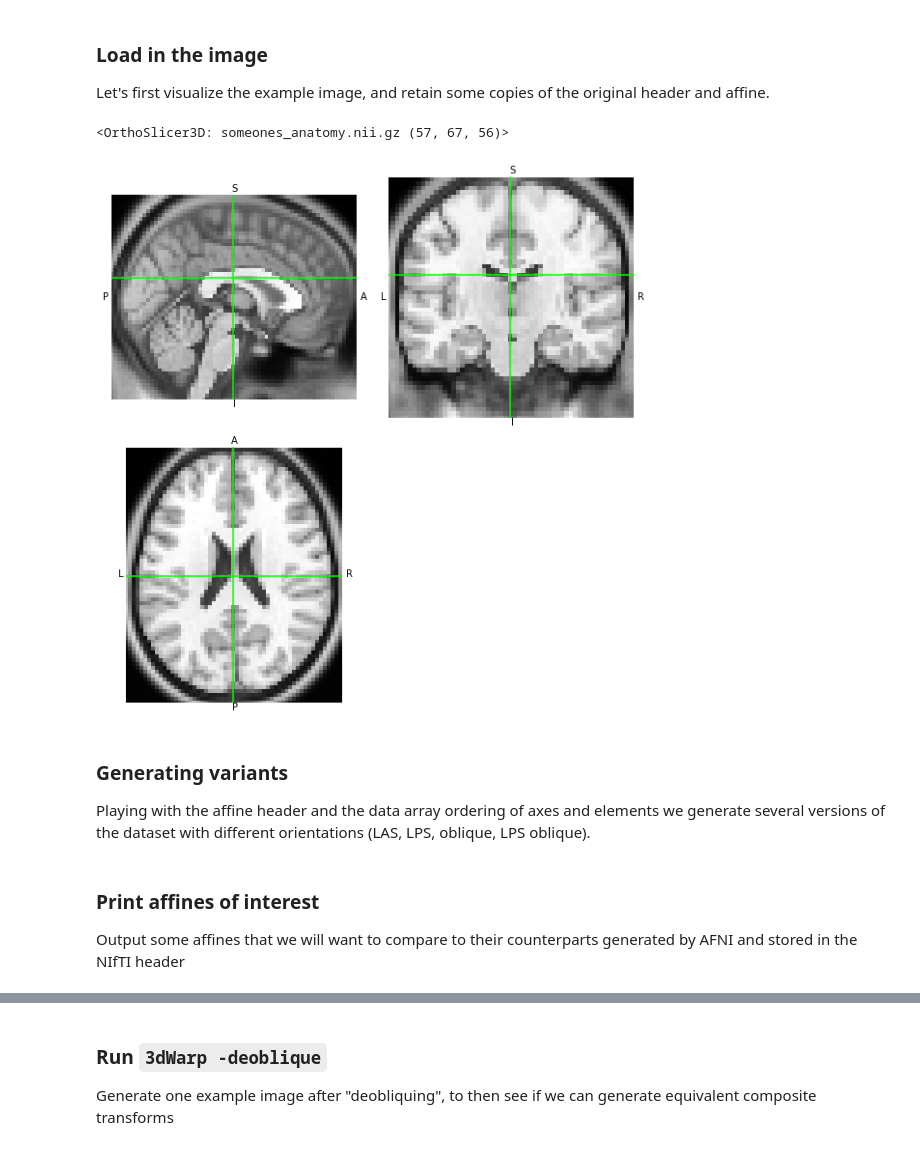
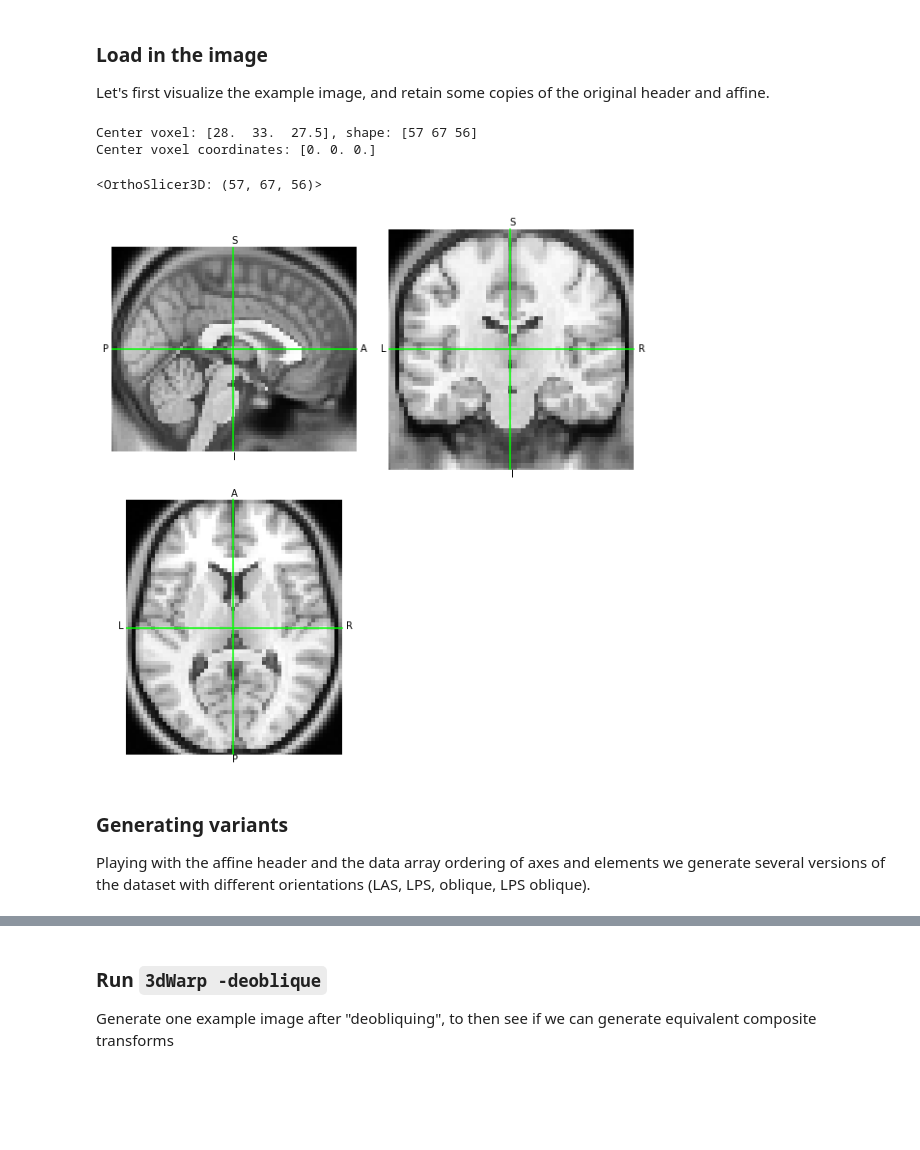
Before and after one commit to nipy/nitransforms, a Jupyter notebook: docs/notebooks/02_afni_deoblique.ipynb, the cells around one changed output, grey strips where cells are left out. Cells and saved outputs as stored; diff of their text form; code cells hidden in the pictures; blank space fills up the shorter version.

```diff
--- a/docs/notebooks/02_afni_deoblique.ipynb
+++ b/docs/notebooks/02_afni_deoblique.ipynb
@@ -44,16 +43,35 @@ someones_anatomy.ni 100%[===================>] 186.96K  --.-KB/s    in 0.007s
 # %% [markdown]
 ### Load in the image
 Let's first visualize the example image, and retain some copies of the original header and affine.
-# %%
-# Load the example
-nii = nb.load('someones_anatomy.nii.gz')
-hdr = nii.header.copy()
-aff = nii.affine.copy()
-data = np.asanyarray(nii.dataobj)
-nii.orthoview()
-# %% [output]
-<OrthoSlicer3D: someones_anatomy.nii.gz (57, 67, 56)>
-[figure, removed]
+# %%
+# Load the example
+nii = nb.load('someones_anatomy.nii.gz')
+hdr = nii.header.copy()
+aff = nii.affine.copy()
+data = np.asanyarray(nii.dataobj)
+
+# Override affine (enable when anisotropic voxels are required)
+# aff = np.diag((2, 3, 4, 1))
+
+# Get center in voxel coords
+shape = np.array(data.shape[:3])
+c_ijk = 0.5 * (shape - 1)
+print(f"Center voxel: {c_ijk}, shape: {shape}")
+
+center_xyz = aff[:3, :3] @ c_ijk
+
+# Align RAS origin with data array center
+# Disable for future tests more realistic
+aff[:3, 3] = -center_xyz
+center_xyz = nb.affines.apply_affine(aff, 0.5 * (np.array(data.shape[:3]) - 1))
+print(f"Center voxel coordinates: {center_xyz}")
+nii = nii.__class__(nii.dataobj, aff, nii.header)
+nii.orthoview()
+# %% [output]
+Center voxel: [28.  33.  27.5], shape: [57 67 56]
+Center voxel coordinates: [0. 0. 0.]
+<OrthoSlicer3D: (57, 67, 56)>
+[figure, added]
 # %% [markdown]
 ### Generating variants
 Playing with the affine header and the data array ordering of axes and elements we generate several versions of the dataset with different orientations (LAS, LPS, oblique, LPS oblique).
@@ -89,6 +111,3 @@ lpsnew = nb.Nifti1Image(np.flip(np.flip(data, 0), 1), lpsM, hdr)
 lpsnew.header.set_qform(lpsM, 1)
 lpsnew.header.set_sform(lpsM, 1)
 lpsnew.to_filename('someones_anatomy_lpsrot.nii.gz')
-# %% [markdown]
-### Print affines of interest
-Output some affines that we will want to compare to their counterparts generated by AFNI and stored in the NIfTI header
```
Also changed, not shown: parts of 31 cells of this notebook, 1 other file.
